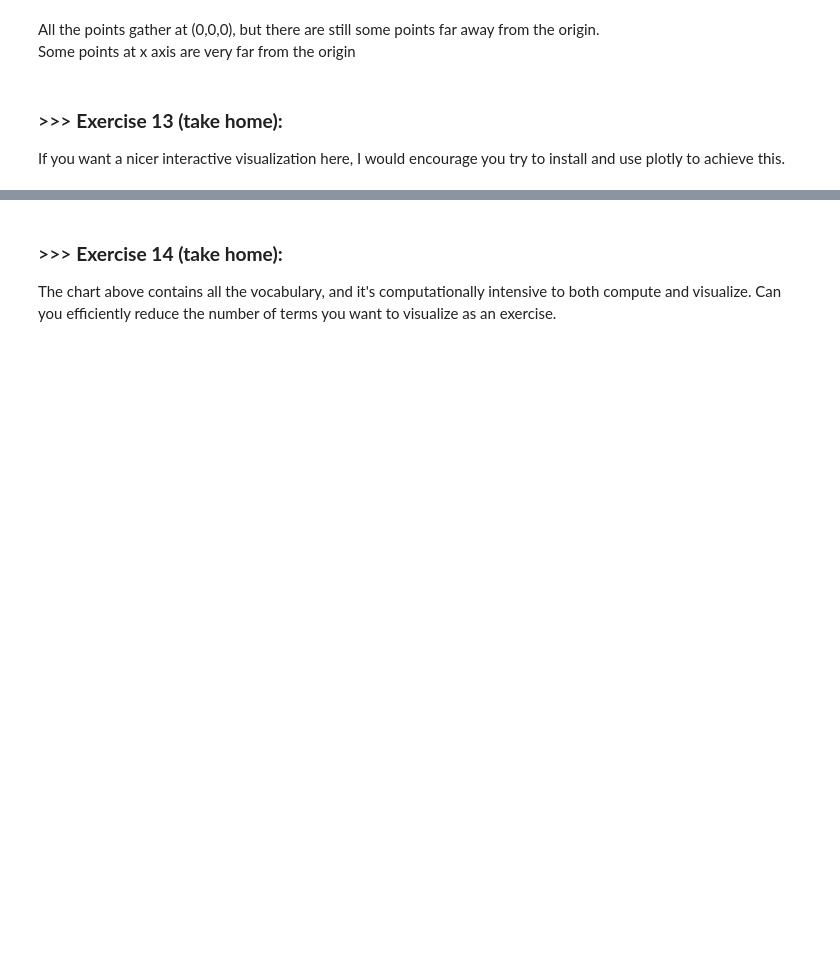
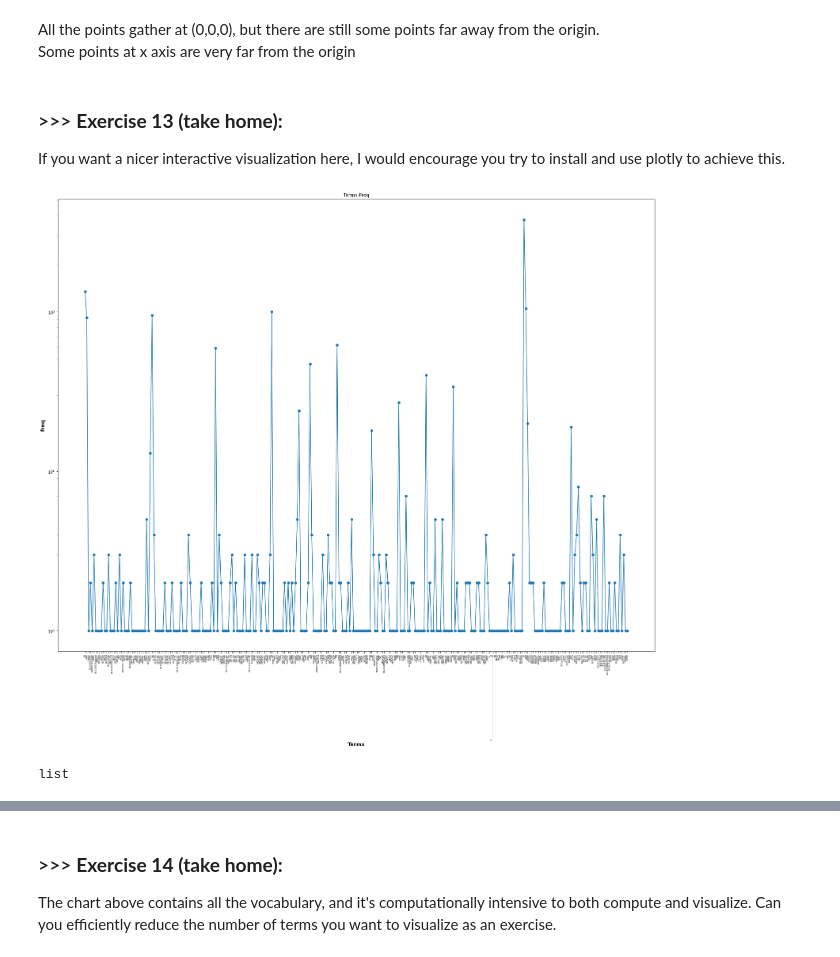
Before and after one commit to duncan1315/datamining, a Jupyter notebook: DM2020-Lab1-Homework1/DM2020-Lab1-Homework.ipynb, the cells around one changed output, grey strips where cells are left out. Cells and saved outputs as stored; diff of their text form; code cells hidden in the pictures; blank space fills up the shorter version.

```diff
--- a/DM2020-Lab1-Homework1/DM2020-Lab1-Homework.ipynb
+++ b/DM2020-Lab1-Homework1/DM2020-Lab1-Homework.ipynb
@@ -353,3 +350,39 @@ Some points at x axis are very far from the origin
 # %% [markdown]
 ### >>> **Exercise 13 (take home):**
 If you want a nicer interactive visualization here, I would encourage you try to install and use plotly to achieve this.
+# %%
+from sklearn.feature_extraction.text import CountVectorizer
+
+count_vect = CountVectorizer()
+X_counts = count_vect.fit_transform(X.text)
+
+term_frequencies = []
+for j in range(0,X_counts.shape[1]):
+    term_frequencies.append(sum(X_counts[:,j].toarray()))
+# %%
+
+import matplotlib.pyplot as plt
+from matplotlib.offsetbox import OffsetImage, AnnotationBbox, TextArea
+import numpy as np
+
+x=count_vect.get_feature_names()[:300]
+y=term_frequencies[:300]
+
+
+fig= plt.figure(figsize=(27, 21))
+ax= fig.add_subplot(111)
+
+plt.yscale("log")
+plt.title('Terms-Freq')
+plt.xlabel("Terms",fontsize=13,fontweight='bold')
+plt.ylabel("freq",fontsize=13,fontweight='bold')
+plt.xticks(rotation=90)
+plt.xticks(fontsize=6)
+
+line = ax.plot(x,y, ls='-', marker='o')
+# %% [output]
+[figure, added]
+# %%
+term_frequencies[:300]
+# %% [output]
+list
```
Also changed, not shown: parts of 43 cells of this notebook, 1 other file.
